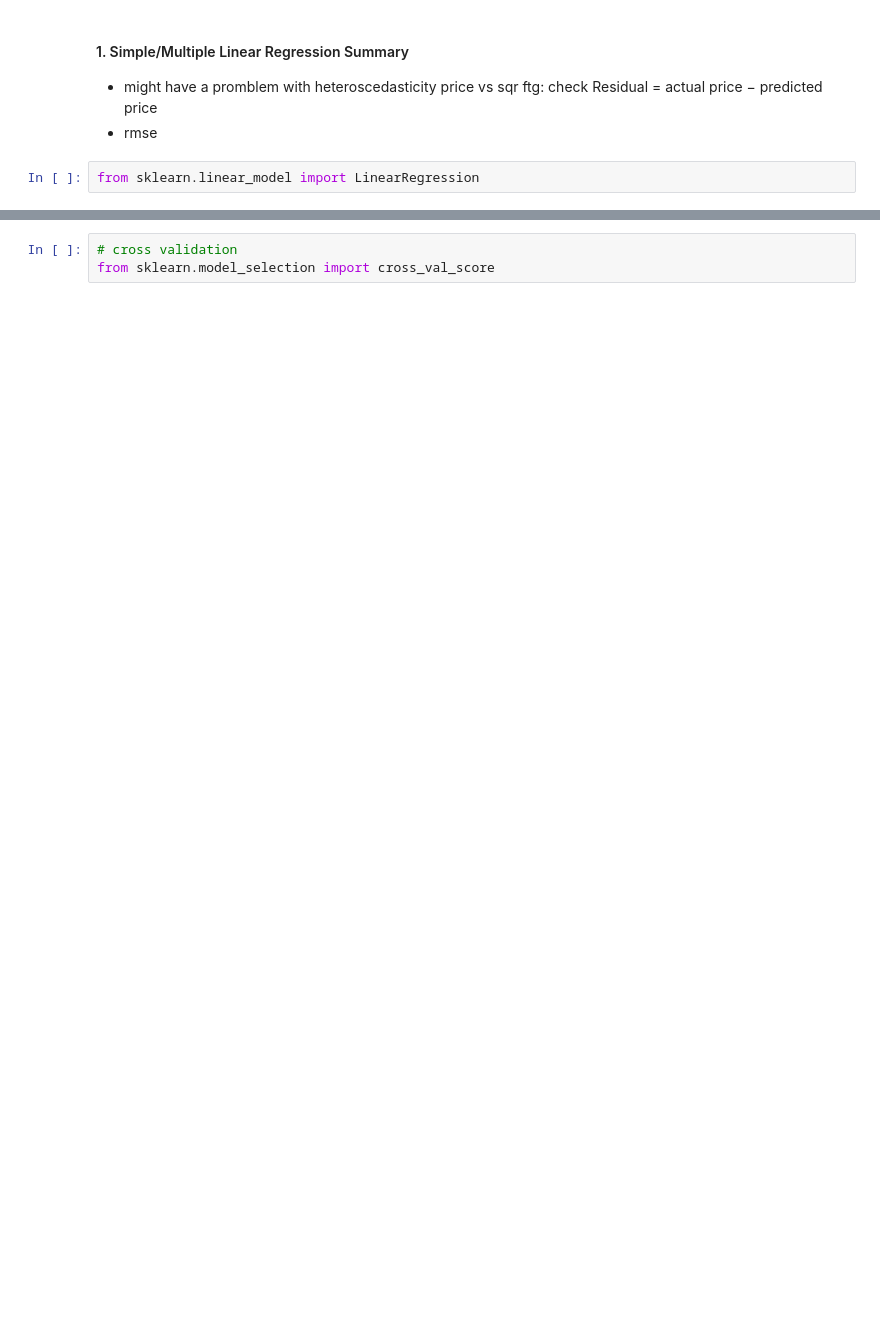
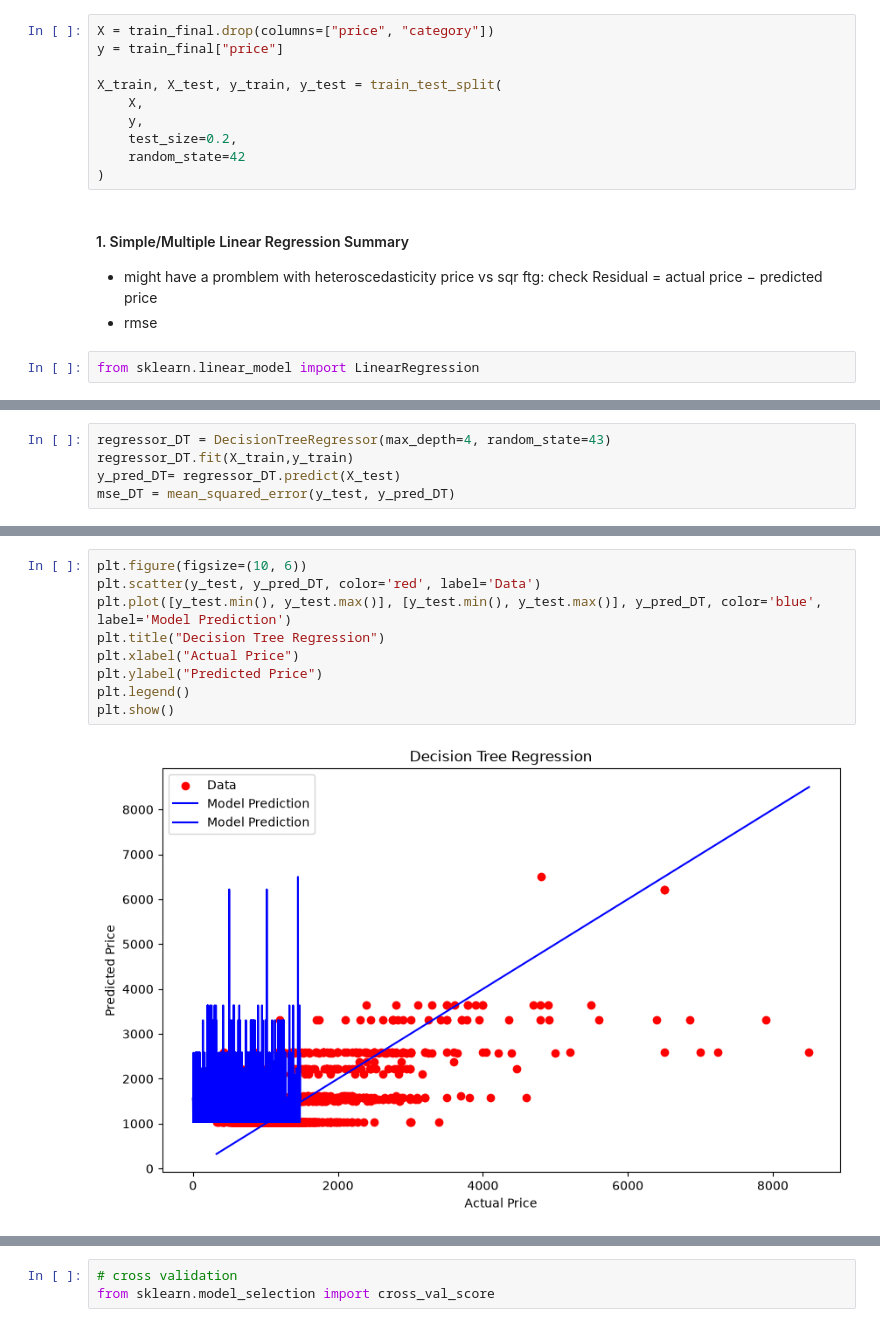
Before and after one commit to bpoggialways/INTRO_ML, a Jupyter notebook: challenge1.ipynb, the cells around one changed output, grey strips where cells are left out. Cells and saved outputs as stored; diff of their text form; blank space fills up the shorter version.

Commit message:
added new models have not oprimize it just wrote the code

```diff
--- a/challenge1.ipynb
+++ b/challenge1.ipynb
@@ -321,6 +322,16 @@ sns.heatmap(corr_mat, vmax=0.8, square=True)
 3) Random Forest
 4) Gradient Boost
 5) Ridge and Lasso Regression
+# %%
+X = train_final.drop(columns=["price", "category"])
+y = train_final["price"]
+
+X_train, X_test, y_train, y_test = train_test_split(
+    X,
+    y,
+    test_size=0.2,
+    random_state=42
+)
 # %% [markdown]
 #### 1. Simple/Multiple Linear Regression Summary
 * might have a promblem with heteroscedasticity price vs sqr ftg: check Residual = actual price − predicted price
@@ -399,0 +463,5 @@ plt.show()
+# %%
+regressor_DT = DecisionTreeRegressor(max_depth=4, random_state=43)
+regressor_DT.fit(X_train,y_train)
+y_pred_DT= regressor_DT.predict(X_test)
+mse_DT = mean_squared_error(y_test, y_pred_DT)
@@ -399,0 +472,11 @@ plt.show()
+# %%
+plt.figure(figsize=(10, 6))
+plt.scatter(y_test, y_pred_DT, color='red', label='Data')
+plt.plot([y_test.min(), y_test.max()], [y_test.min(), y_test.max()], y_pred_DT, color='blue', label='Model Prediction')
+plt.title("Decision Tree Regression")
+plt.xlabel("Actual Price")
+plt.ylabel("Predicted Price")
+plt.legend()
+plt.show()
+# %% [output]
+[figure, added]
```
Also changed, not shown: parts of 23 cells of this notebook.
